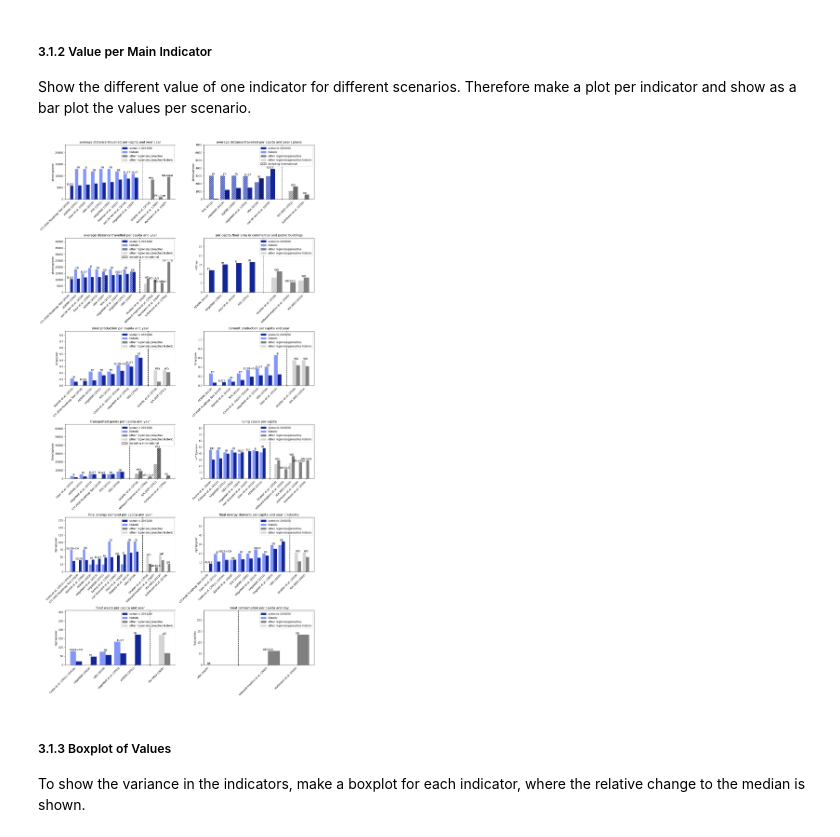
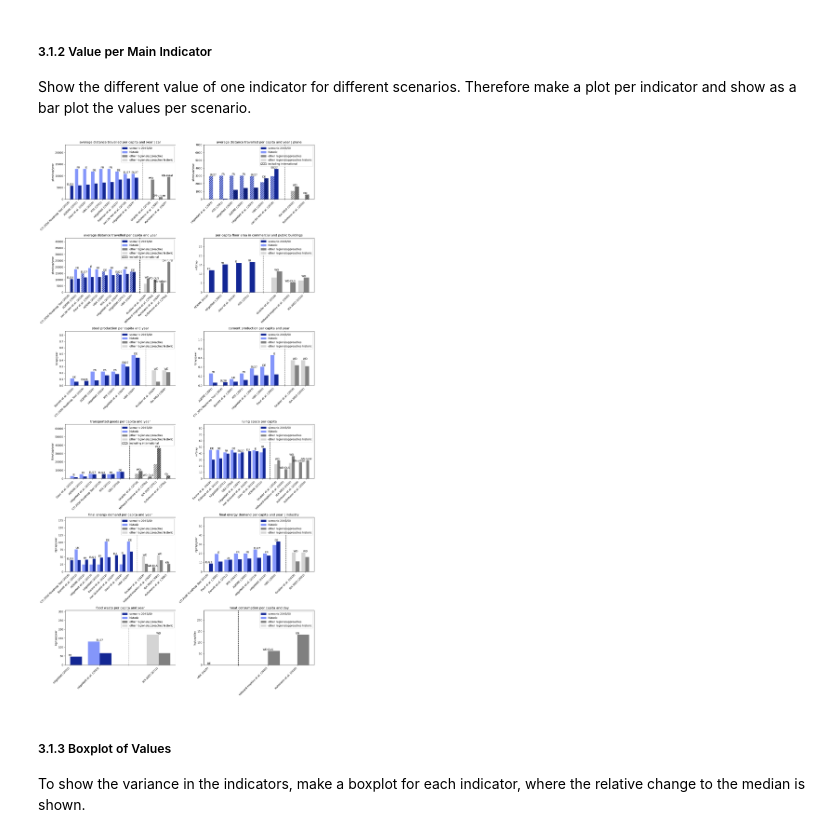
Before and after one commit to celia-burghardt/SufficiencyIndicators_Scenarios, a Jupyter notebook: main.ipynb, the cells around one changed output. Cells and saved outputs as stored; diff of their text form; code cells hidden in the pictures.

Commit message:
Corrected error of hatching. Added data export for barplot

```diff
--- a/main.ipynb
+++ b/main.ipynb
@@ -402,7 +402,8 @@ def get_additional_data(raw_data, indicator, sources):
 # Funktion to create a barplot per indicator showing tha values of all scenarios plus historic values
 def make_barplot_multiple(data, filename, extension = False, standard=False,
                           show_extra_bars = True, show_scope = True,
-                          plot_individual = False, show_historic = True):
+                          plot_individual = False, show_historic = True,
+                          export_table_data = False):
     '''
     Function to make a barplot of the values of the main indicators.
     :param data: Data from the Scenario Analysis sheet
@@ -468,11 +469,14 @@ def make_barplot_multiple(data, filename, extension = False, standard=False,
         else:
             indicator_data['International'] = False
 
-        indicator_data = indicator_data.sort_values('Value')
+        indicator_data = indicator_data.sort_values('Value').reset_index()
 
 
         # Get the historic data for the current indicator and each scenario
         indicator_data = get_historic_values(analysis_df, indicator_data, indicator)
+
+        if export_table_data:
+            indicator_data.to_excel(f'output/data_barplot_{indicator.replace("|", "_").replace(" ", "_")}.xlsx')
 
         # Get the x-positions for the bars
         x = np.arange(len(indicator_data))
@@ -603,35 +607,35 @@ def make_barplot_multiple(data, filename, extension = False, standard=False,
 
         # Configure plot
         ax.set_title(f'{indicator}')
         ax.set_ylabel(indicator_data['Unit'].values[0])
         ax.set_xticks(np.arange(len(x_ticks)),x_ticks, rotation=45, ha="right")
 
         # Get the maximum Value of the bar plot to set the limit a bit higher than the max value
         max_value = max([x.get_height() for x in ax.patches])
         ax.set_ylim(0, max_value* 1.8)
 
         if plot_individual:
             # Save figure either with default extension or with extension given in the function
             if extension:
                 filename = f'{filename}.{extension}'
             # Save the figure as png
             indicator_naming = indicator.replace('|', '')
             plt.savefig(f'figures/{filename}_{indicator_naming}', bbox_inches = "tight")
 
 
     # Make a nicer look
     plt.tight_layout()
     # Save figure either with default extension or with extension given in the function
     if extension:
         filename = f'{filename}.{extension}'
     # Save the figure as png
     plt.savefig(f'figures/{filename}', bbox_inches = "tight")
 
 
 # Call function for making barplots
-make_barplot_multiple(analysis_df, 'barplot_values', plot_individual=False)
+make_barplot_multiple(analysis_df, 'barplot_values', plot_individual=False, export_table_data=True)
 # %% [output]
-[figure, old version]
+[figure, new version]
 # %% [markdown]
 ##### 3.1.3 Boxplot of Values
 
```
Also changed, not shown: parts of 1 cell of this notebook, 15 other files.
